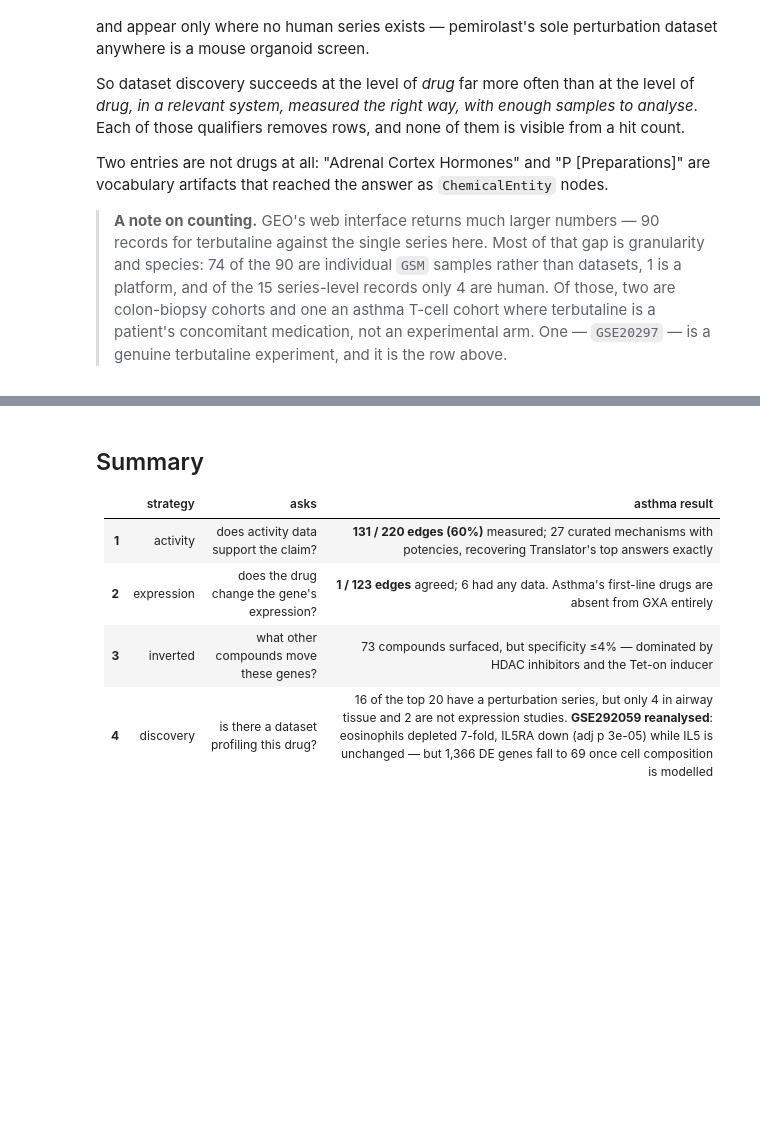
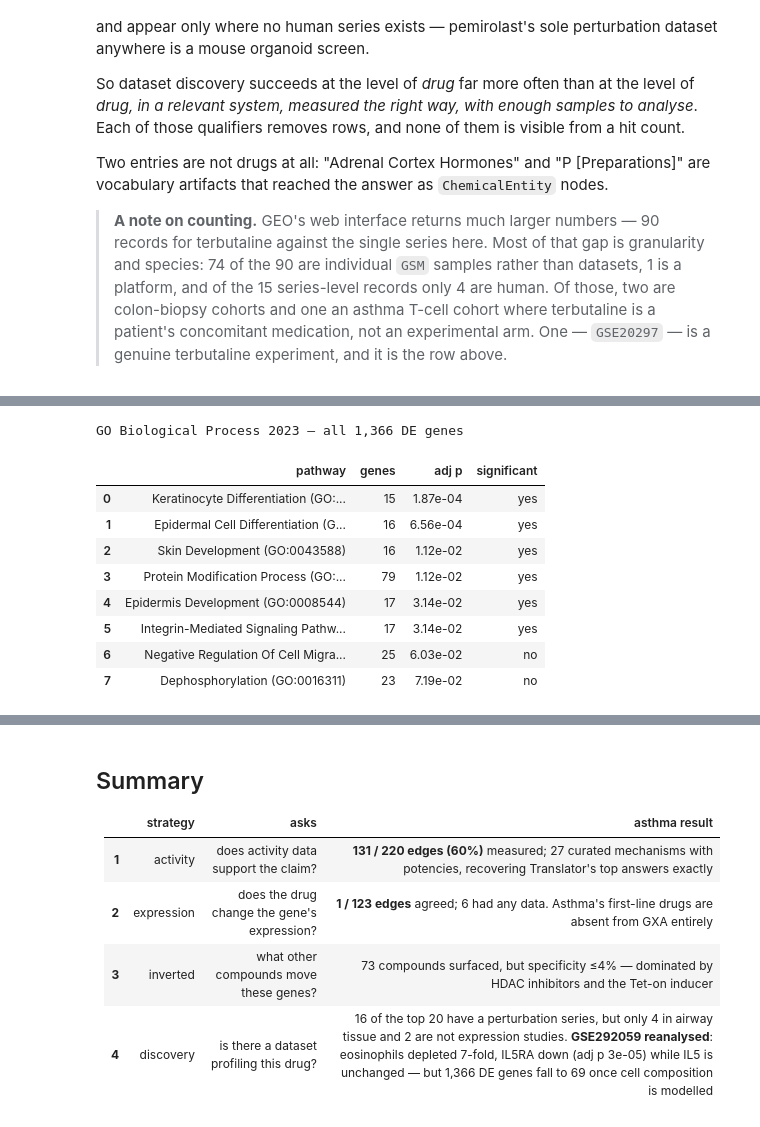
Before and after one commit to andrewsu/translator-nde, a Jupyter notebook: notebooks/asthma_translator_nde.ipynb, the cells around one changed output, grey strips where cells are left out. Saved outputs shown, nothing was run; the diff lists cells and outputs as text; code cells hidden in the pictures; blank space fills up the shorter version.

```diff
--- a/notebooks/asthma_translator_nde.ipynb
+++ b/notebooks/asthma_translator_nde.ipynb
@@ -811,0 +663,14 @@ is robust; the pathway-level result is an artifact of what bulk tissue is.
+# %%
+print(f"GO Biological Process 2023 — all {c['n_significant']:,} DE genes")
+enrichment_table("all:GO_Biological_Process_2023")
+# %% [output]
+GO Biological Process 2023 — all 1,366 DE genes
+|  | pathway | genes | adj p | significant |
+| 0 | Keratinocyte Differentiation (GO:... | 15 | 1.87e-04 | yes |
+| 1 | Epidermal Cell Differentiation (G... | 16 | 6.56e-04 | yes |
+| 2 | Skin Development (GO:0043588) | 16 | 1.12e-02 | yes |
+| 3 | Protein Modification Process (GO:... | 79 | 1.12e-02 | yes |
+| 4 | Epidermis Development (GO:0008544) | 17 | 3.14e-02 | yes |
+| 5 | Integrin-Mediated Signaling Pathw... | 17 | 3.14e-02 | yes |
+| 6 | Negative Regulation Of Cell Migra... | 25 | 6.03e-02 | no |
+| 7 | Dephosphorylation (GO:0016311) | 23 | 7.19e-02 | no |
```
Also changed, not shown: parts of 23 cells of this notebook, 3 other files.
